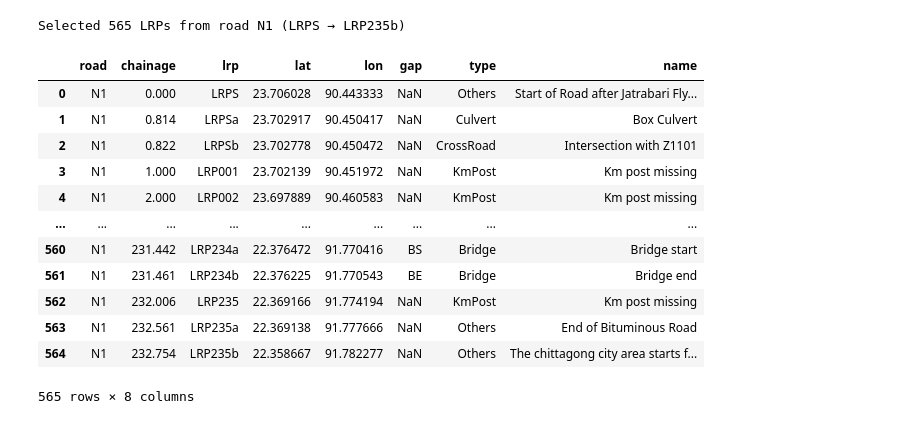
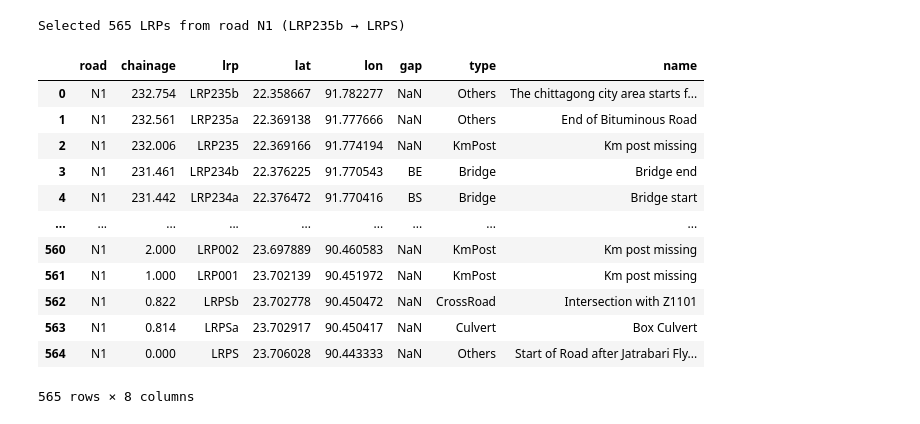
Before and after one commit to taufik-my/ASIM_Team14, a Jupyter notebook: EPA133a-G14-A2/notebook/clean_roads_and_bridges.ipynb, the cells around one changed output. Drawn from its saved outputs; the diff is of its cells as text; code cells hidden in the pictures.

Commit message:
Updated the road sequence from chittagong to dhaka

```diff
--- a/EPA133a-G14-A2/notebook/clean_roads_and_bridges.ipynb
+++ b/EPA133a-G14-A2/notebook/clean_roads_and_bridges.ipynb
@@ -6,13 +6,15 @@ from pathlib import Path
 def select_lrps(
     roads_file='../data/_roads3.csv',
     roads=('N1',),
-    start_lrp='LRPS',
-    end_lrp='LRP235b',
-    end_name='The chittagong city area starts from Alongka cinema Hall',
+    start_lrp='LRP235b',
+    end_lrp='LRPS',
+    start_name='The chittagong city area starts from Alongka cinema Hall',
+    end_name=None,
 ):
     """
     Select LRPs from certain road(s) in _roads3.csv, from a start LRP
-    to an end LRP (inclusive).
+    to an end LRP (inclusive).  When *start_lrp* appears after *end_lrp*
+    in the CSV the slice is reversed so the output runs from start to end.
 
     Parameters
     ----------
@@ -21,12 +23,15 @@ def select_lrps(
     roads : tuple of str
         Road identifiers to filter on (default: only 'N1').
     start_lrp : str
-        The first LRP to include (default: 'LRPS').
+        The first LRP to include (default: 'LRP235b').
     end_lrp : str
-        The last LRP to include (default: 'LRP235b').
+        The last LRP to include (default: 'LRPS').
+    start_name : str or None
+        If provided, also match the 'name' column to disambiguate
+        the start LRP code.
     end_name : str or None
         If provided, also match the 'name' column to disambiguate
-        duplicate LRP codes across roads.
+        the end LRP code.
 
     Returns
     -------
@@ -42,53 +47,58 @@ def select_lrps(
             print(f"Warning: road '{road}' not found in data.")
             continue
 
-        # Locate start LRP
+        # Locate start LRP (optionally filtered by name)
         start_mask = road_df['lrp'] == start_lrp
+        if start_name is not None:
+            start_mask = start_mask & (road_df['name'] == start_name)
         if not start_mask.any():
-            raise ValueError(f"Start LRP '{start_lrp}' not found on road '{road}'.")
+            raise ValueError(
+                f"Start LRP '{start_lrp}' (name='{start_name}') not found on road '{road}'."
+            )
         start_idx = road_df.index[start_mask][0]
 
         # Locate end LRP (optionally filtered by name)
         end_mask = road_df['lrp'] == end_lrp
         if end_name is not None:
             end_mask = end_mask & (road_df['name'] == end_name)
         if not end_mask.any():
             raise ValueError(
                 f"End LRP '{end_lrp}' (name='{end_name}') not found on road '{road}'."
             )
         end_idx = road_df.index[end_mask][0]
 
-        if end_idx < start_idx:
-            raise ValueError(
-                f"End LRP '{end_lrp}' appears before start LRP '{start_lrp}' on road '{road}'."
+        # Slice the range; if start comes after end in the CSV, reverse
+        if start_idx <= end_idx:
+            segments.append(road_df.loc[start_idx:end_idx])
+        else:
+            segments.append(
+                road_df.loc[end_idx:start_idx].iloc[::-1].reset_index(drop=True)
             )
-
-        segments.append(road_df.loc[start_idx:end_idx])
 
     if not segments:
         return pd.DataFrame(columns=df.columns)
 
     return pd.concat(segments, ignore_index=True)
 
 
 # --- Run the selection ---
 n1_segment = select_lrps()
-print(f"Selected {len(n1_segment)} LRPs from road N1 (LRPS → LRP235b)")
+print(f"Selected {len(n1_segment)} LRPs from road N1 (LRP235b → LRPS)")
 n1_segment
 # %% [output]
-Selected 565 LRPs from road N1 (LRPS → LRP235b)
+Selected 565 LRPs from road N1 (LRP235b → LRPS)
 |  | road | chainage | lrp | lat | lon | gap | type | name |
-| 0 | N1 | 0.000 | LRPS | 23.706028 | 90.443333 | NaN | Others | Start of Road after Jatrabari Fly... |
-| 1 | N1 | 0.814 | LRPSa | 23.702917 | 90.450417 | NaN | Culvert | Box Culvert |
-| 2 | N1 | 0.822 | LRPSb | 23.702778 | 90.450472 | NaN | CrossRoad | Intersection with Z1101 |
-| 3 | N1 | 1.000 | LRP001 | 23.702139 | 90.451972 | NaN | KmPost | Km post missing |
-| 4 | N1 | 2.000 | LRP002 | 23.697889 | 90.460583 | NaN | KmPost | Km post missing |
+| 0 | N1 | 232.754 | LRP235b | 22.358667 | 91.782277 | NaN | Others | The chittagong city area starts f... |
+| 1 | N1 | 232.561 | LRP235a | 22.369138 | 91.777666 | NaN | Others | End of Bituminous Road |
+| 2 | N1 | 232.006 | LRP235 | 22.369166 | 91.774194 | NaN | KmPost | Km post missing |
+| 3 | N1 | 231.461 | LRP234b | 22.376225 | 91.770543 | BE | Bridge | Bridge end |
+| 4 | N1 | 231.442 | LRP234a | 22.376472 | 91.770416 | BS | Bridge | Bridge start |
 | ... | ... | ... | ... | ... | ... | ... | ... | ... |
-| 560 | N1 | 231.442 | LRP234a | 22.376472 | 91.770416 | BS | Bridge | Bridge start |
-| 561 | N1 | 231.461 | LRP234b | 22.376225 | 91.770543 | BE | Bridge | Bridge end |
-| 562 | N1 | 232.006 | LRP235 | 22.369166 | 91.774194 | NaN | KmPost | Km post missing |
-| 563 | N1 | 232.561 | LRP235a | 22.369138 | 91.777666 | NaN | Others | End of Bituminous Road |
-| 564 | N1 | 232.754 | LRP235b | 22.358667 | 91.782277 | NaN | Others | The chittagong city area starts f... |
+| 560 | N1 | 2.000 | LRP002 | 23.697889 | 90.460583 | NaN | KmPost | Km post missing |
+| 561 | N1 | 1.000 | LRP001 | 23.702139 | 90.451972 | NaN | KmPost | Km post missing |
+| 562 | N1 | 0.822 | LRPSb | 23.702778 | 90.450472 | NaN | CrossRoad | Intersection with Z1101 |
+| 563 | N1 | 0.814 | LRPSa | 23.702917 | 90.450417 | NaN | Culvert | Box Culvert |
+| 564 | N1 | 0.000 | LRPS | 23.706028 | 90.443333 | NaN | Others | Start of Road after Jatrabari Fly... |
 565 rows × 8 columns
 # %%
 def get_bridges_lrp_and_fix_double(
```
Also changed, not shown: parts of 3 cells of this notebook.
